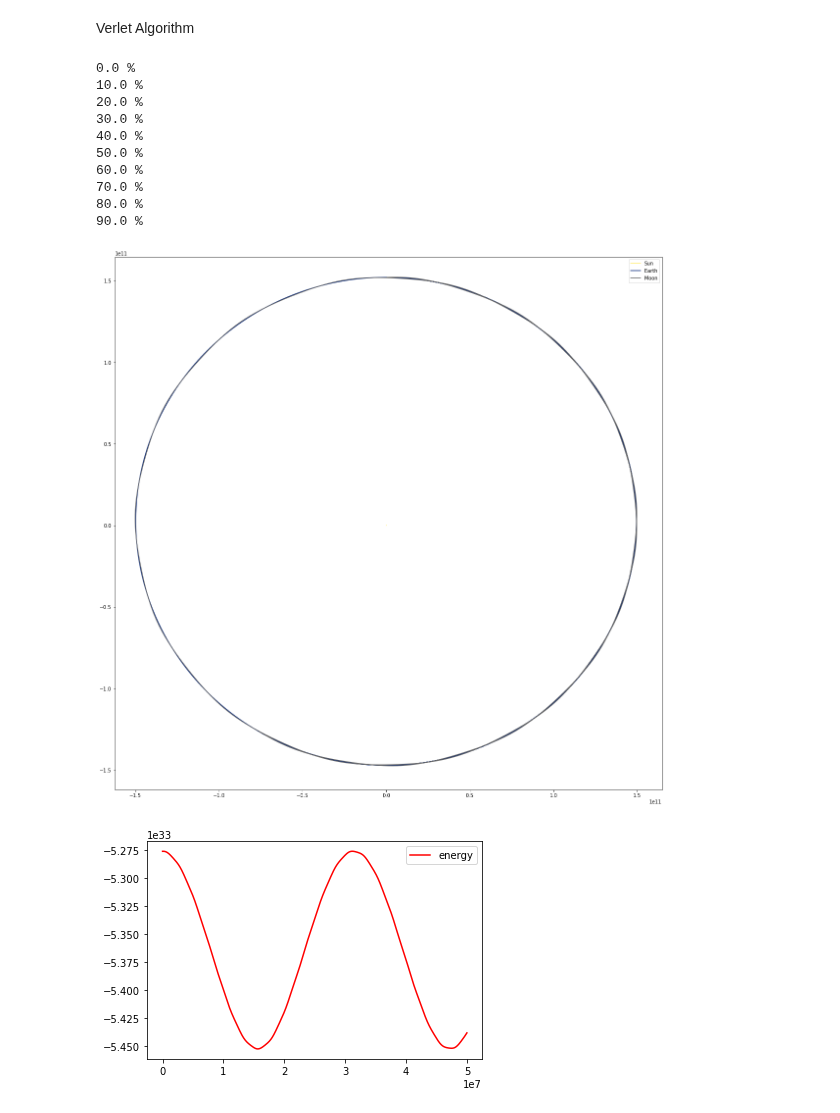
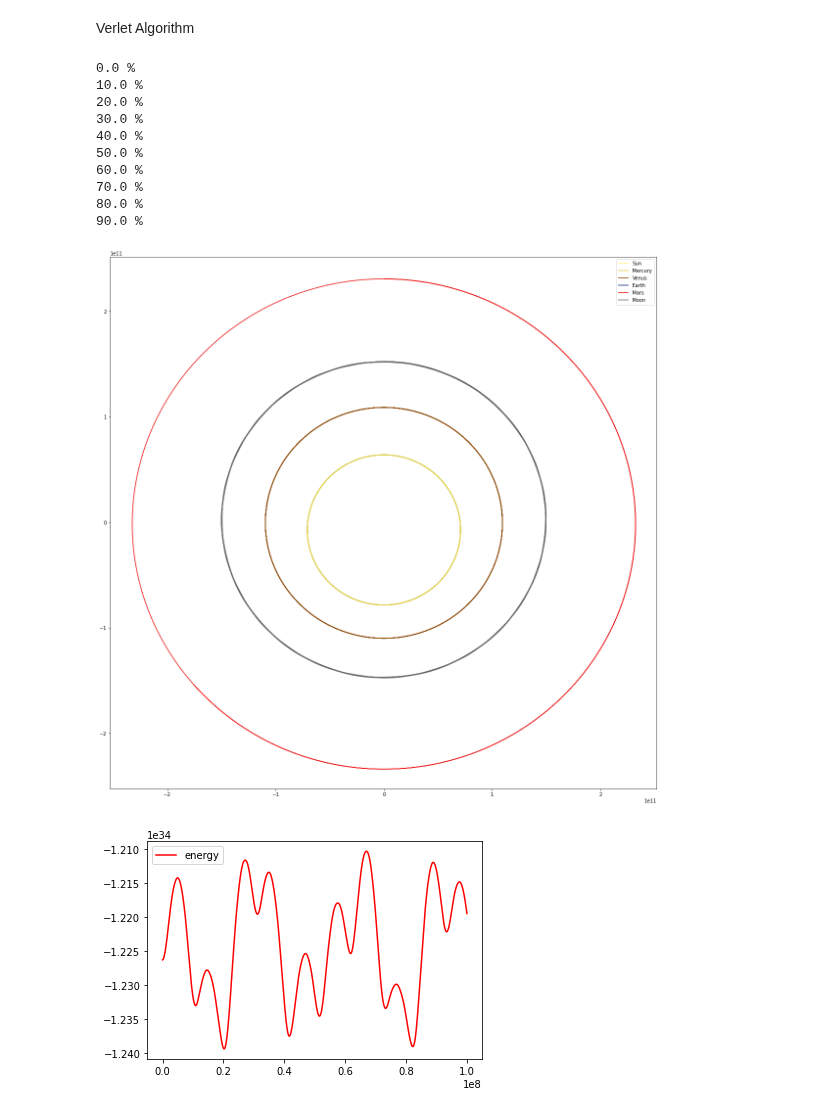
Before and after one commit to TimoWacke/solarsystem, a Jupyter notebook: solar.ipynb, the cells around one changed output. Saved outputs shown, nothing was run; the diff lists cells and outputs as text; code cells hidden in the pictures.

```diff
--- a/solar.ipynb
+++ b/solar.ipynb
@@ -73,20 +73,29 @@ earth = Particle("Earth", mass_earth, {"x": 0, "y": distance_earth, "z": 0 },{"x
 mars = Particle("Mars", mass_mars, {"x": 0, "y": distance_mars, "z": 0 },{"x": velocity_mars, "y": 0, "z": 0 }, "#EE1111" )
 moon = Particle("Moon", mass_moon, {"x": distance_moon, "y": distance_earth, "z": 0 },{"x": velocity_earth, "y": velocity_moon, "z": 0 }, "#666666")
 particles = [star, mercury, venus, earth, mars, moon]
-particles = [star, earth, moon]
+#particles = [star, earth]
+particleSizes = []
+particleColors = []
 for pt in particles:
     pt.velocity += offsetspeed
+    particleSizes.append((pt.mass**(1/3) / mass_sun**(1/3) * 30))
+    particleColors.append(pt.color)
+
+s, c = np.random.random((len(particles), 2)).T
+
+#s = particleSizes
+#c = particleColors
 # %% [markdown]
 Verlet Algorithm
 # %%
-def verlet(particles, h, steps):
+def verlet(particles, h, n):
     mmin = np.amin(particles[0].coord)
     mmax = np.amax(particles[0].coord)
-    t_axis = np.linspace(0, steps*h, num=steps)
-    energy = np.zeros(steps)
+    t_axis = np.linspace(0, n*h, num=n)
+    energy = np.zeros(n)
     p_axes = []
     for p in particles:
-        p_axes.append([np.zeros(steps), np.zeros(steps), np.zeros(steps)])
+        p_axes.append([np.zeros(n), np.zeros(n), np.zeros(n)])
 
     for pti in particles:
         for ptj in particles:
@@ -95,7 +104,7 @@ def verlet(particles, h, steps):
             force = pti.gravityForce(ptj)
             ptj.accelerate(-force, h/2)
             pti.accelerate(force, h/2)
-    for i in range(steps):
+    for i in range(n):
         for pt in particles:
             pt.move(h)
         for pti in particles:
@@ -108,14 +117,14 @@ def verlet(particles, h, steps):
                 ptj.accelerate(force, h)
         for p, pt in enumerate(particles):
             energy[i] += pt.kineticEnergy()
-
             p_axes[p][0][i] = pt.coord[0]
             p_axes[p][1][i] = pt.coord[1]
             p_axes[p][2][i] = pt.coord[2]
             mmin = min(mmin, np.amin(pt.coord))
             mmax = max(mmax, np.amax(pt.coord))
-        if i/steps*100%10 == 0:
-            print(i/steps*100,"%")
+        if i/n*100%10 == 0:
+            print(i/n*100,"%")
+
     fig , ax = plt.subplots()
 
     for p, pt in enumerate(particles):
@@ -134,22 +143,26 @@ def verlet(particles, h, steps):
 
     plt.legend()
     plt.show()
+
+    return (p_axes, mmin, mmax)
 # %%
+interval = 10000;
+steps = 10000
+p_axes, mmin, mmax = verlet(particles, interval, steps)
 
-verlet(particles, 500, 100000)
 #verlet(particles, 0.1, 60000)
 # %% [output]
 0.0 %
 10.0 %
 20.0 %
 30.0 %
 40.0 %
 50.0 %
 60.0 %
 70.0 %
 80.0 %
 90.0 %
-[figure, old version]
+[figure, new version]
-[figure, old version]
+[figure, new version]
 # %% [markdown]
 ### Animate
```
Also changed, not shown: parts of 3 cells of this notebook.
